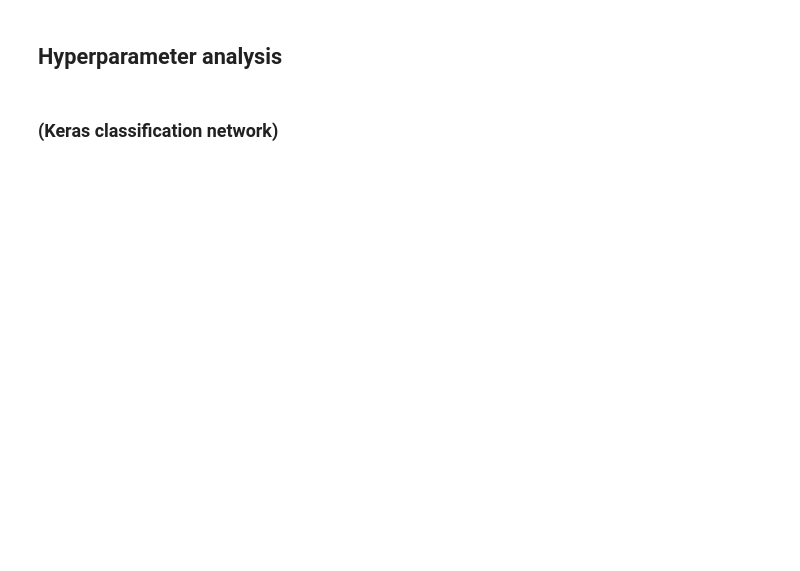
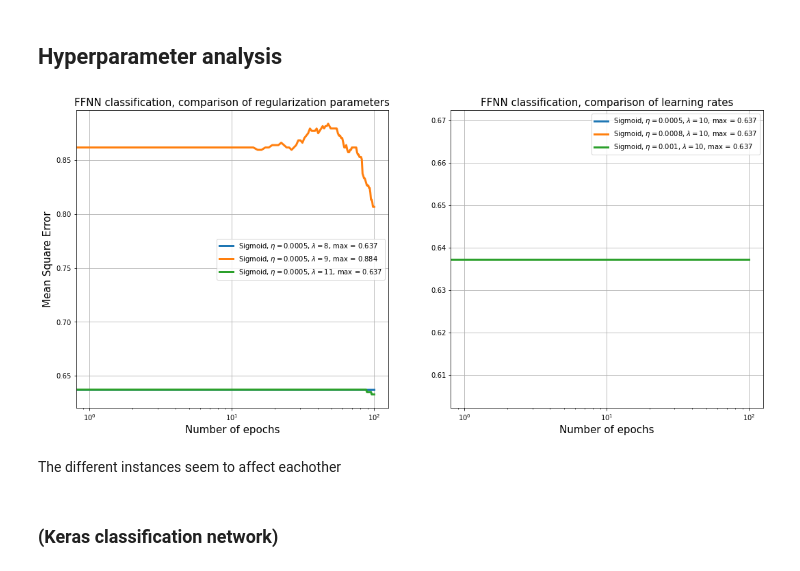
Before and after one commit to lassetotl/fys-stk, a Jupyter notebook: project 2/ClassificationNetwork_D.ipynb, the cells around one changed output. Drawn from its saved outputs; the diff is of its cells as text; code cells hidden in the pictures; blank space fills up the shorter version.

```diff
--- a/project 2/ClassificationNetwork_D.ipynb
+++ b/project 2/ClassificationNetwork_D.ipynb
@@ -157,5 +158,43 @@ plt.show()
 # %% [markdown]
 ## Hyperparameter analysis
+# %%
+# Plot network selection with constant eta, relu activation
+fig = plt.figure(figsize = (18, 8))
+plt.subplot(1, 2, 1)
+plt.title('FFNN classification, comparison of regularization parameters', fontsize = 15)
+plt.xlabel('Number of epochs', fontsize = 15)
+plt.ylabel('Mean Square Error', fontsize = 15)
+
+
+lambd = np.array([8, 9,11])
+rnn1 = np.zeros(len(lambd), dtype = 'object') #organize different rnn instances
+for i in range(len(lambd)):
+    rnn1[i] = FFNN_Classification(X_train, y_train, eta = 0.0005, lmbd = lambd[i], epochs = 100, activation = 'Sigmoid')
+    rnn1[i].create_biases_and_weights(); rnn1[i].train()
+
+plt.xscale('log'); plt.grid(1)
+plt.legend(prop={'size': 10})
+
+# Plot networks with constant lambda
+plt.subplot(1, 2, 2)
+plt.title('FFNN classification, comparison of learning rates', fontsize = 15)
+plt.xlabel('Number of epochs', fontsize = 15)
+#plt.ylabel('Mean Square Error', fontsize = 15)
+
+
+eta = np.array([0.0005, 0.0008, 0.001])
+rnn2 = np.zeros(len(eta), dtype = 'object')
+for i in range(len(eta)):
+    rnn2[i] = FFNN_Classification(X_train, y_train, eta = eta[i], lmbd = 10, epochs = 100, activation = 'Sigmoid')
+    rnn2[i].create_biases_and_weights(); rnn2[i].train()
+
+plt.xscale('log'); plt.grid(1)
+plt.legend(prop={'size': 10})#; plt.savefig('Parameters')
+plt.show()
+# %% [output]
+[figure, added]
+# %% [markdown]
+The different instances seem to affect eachother
 # %% [markdown]
 ### (Keras classification network)
 # %%
```
Also changed, not shown: parts of 5 cells of this notebook, 1 other file.
